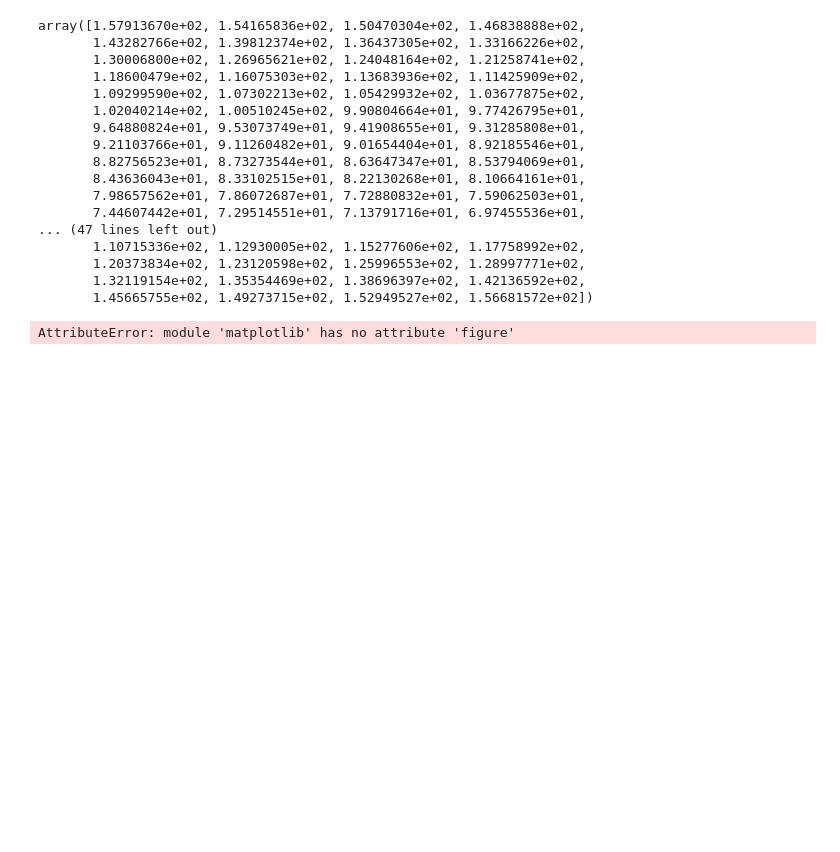
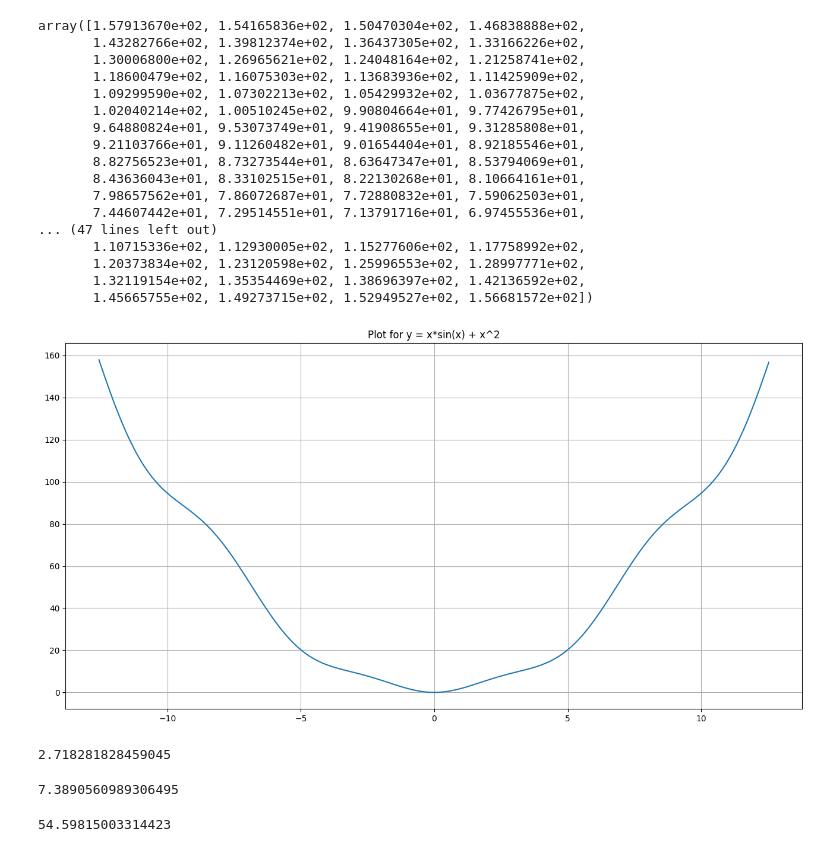
Before and after one commit to mohitess1/Advanced-Python, a Jupyter notebook: Session 7 Numpy Array/Numpyarrays.ipynb, the cells around one changed output. Saved outputs shown, nothing was run; the diff lists cells and outputs as text; code cells hidden in the pictures; blank space fills up the shorter version.

```diff
--- a/Session 7 Numpy Array/Numpyarrays.ipynb
+++ b/Session 7 Numpy Array/Numpyarrays.ipynb
@@ -475,11 +463,24 @@ array([1.57913670e+02, 1.54165836e+02, 1.50470304e+02, 1.46838888e+02,
        1.32119154e+02, 1.35354469e+02, 1.38696397e+02, 1.42136592e+02,
        1.45665755e+02, 1.49273715e+02, 1.52949527e+02, 1.56681572e+02])
 # %%
-import matplotlib as plt
+import matplotlib.pyplot as plt
 plt.figure(figsize=(16,8))
-plt.plot(x,y)
-plt.title('plot for y = x*sin(x)+x^2')
+plt.plot(x, y)
+plt.title('Plot for y = x*sin(x) + x^2')
 plt.grid()
 plt.show()
 # %% [output]
-AttributeError: module 'matplotlib' has no attribute 'figure'
+[figure, added]
+# %%
+e = np.exp(1)
+e
+# %% [output]
+2.718281828459045
+# %%
+e**2
+# %% [output]
+7.3890560989306495
+# %%
+e**4
+# %% [output]
+54.59815003314423
```
Also changed, not shown: parts of 27 cells of this notebook, 1 other file.
